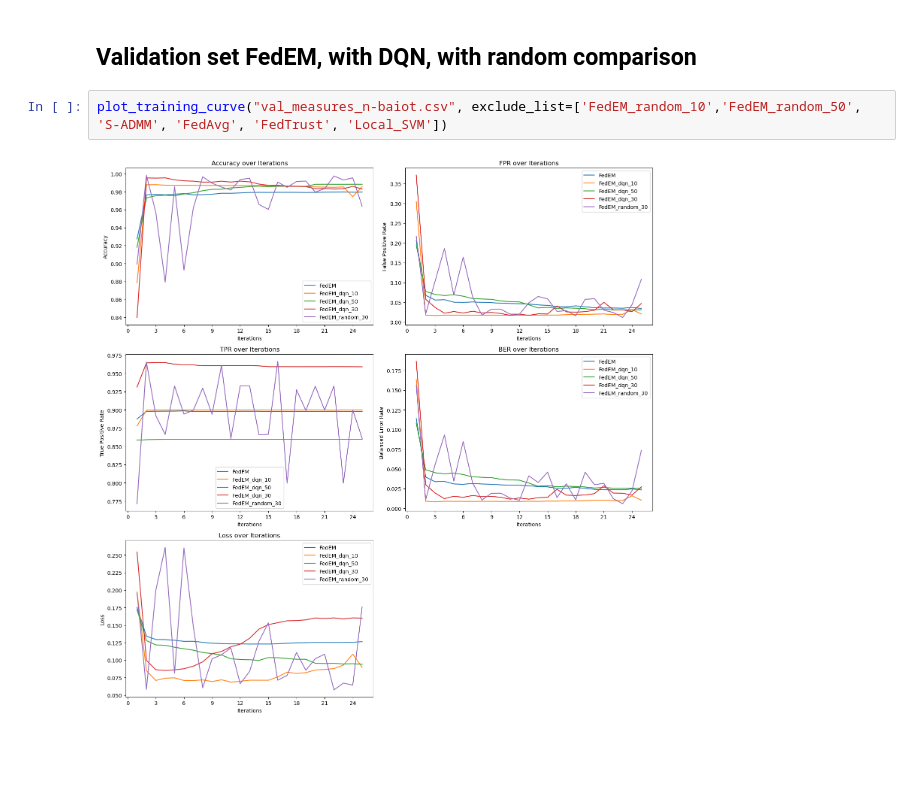
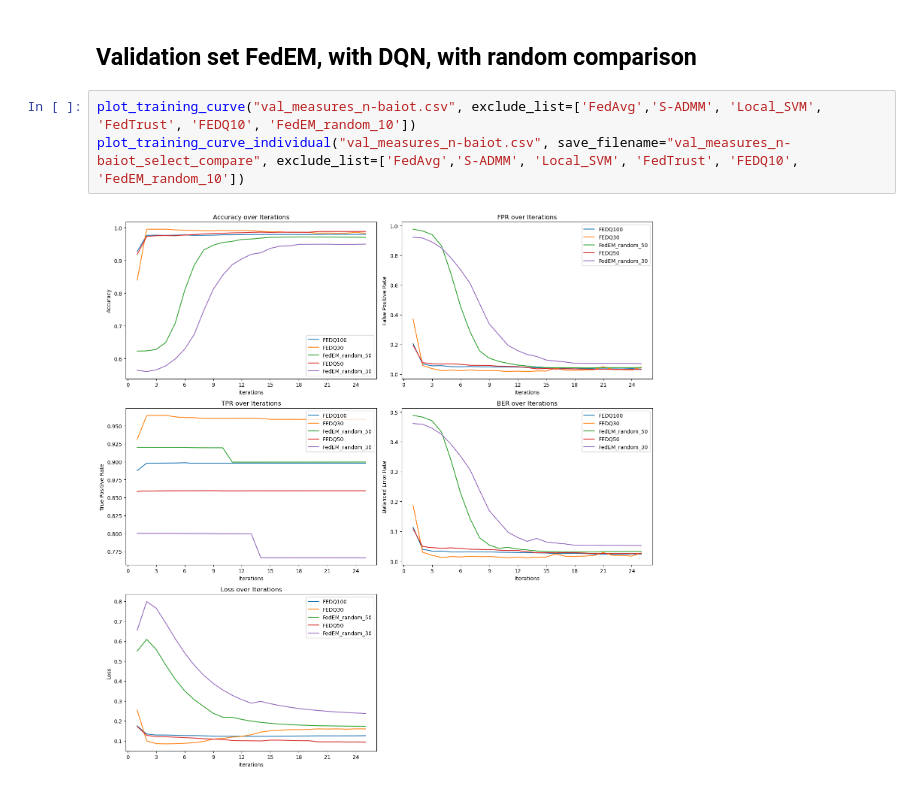
Before and after one commit to SHVleV9CYWkK/FEDQ, a Jupyter notebook: visualization.ipynb, the cells around one changed output. Cells and saved outputs as stored; diff of their text form; blank space fills up the shorter version.

```diff
--- a/visualization.ipynb
+++ b/visualization.ipynb
@@ -92,6 +142,7 @@ plot_training_curve("train_measures_n-baiot.csv", exclude_list=['FedAvg', 'S-ADM
 # %% [markdown]
 ## Validation set FedEM, with DQN, with random comparison
 # %%
-plot_training_curve("val_measures_n-baiot.csv", exclude_list=['FedEM_random_10','FedEM_random_50', 'S-ADMM', 'FedAvg', 'FedTrust', 'Local_SVM'])
+plot_training_curve("val_measures_n-baiot.csv", exclude_list=['FedAvg','S-ADMM', 'Local_SVM', 'FedTrust', 'FEDQ10', 'FedEM_random_10'])
+plot_training_curve_individual("val_measures_n-baiot.csv", save_filename="val_measures_n-baiot_select_compare", exclude_list=['FedAvg','S-ADMM', 'Local_SVM', 'FedTrust', 'FEDQ10', 'FedEM_random_10'])
 # %% [output]
-[figure, old version]
+[figure, new version]
```
Also changed, not shown: parts of 8 cells of this notebook, 29 other files.
